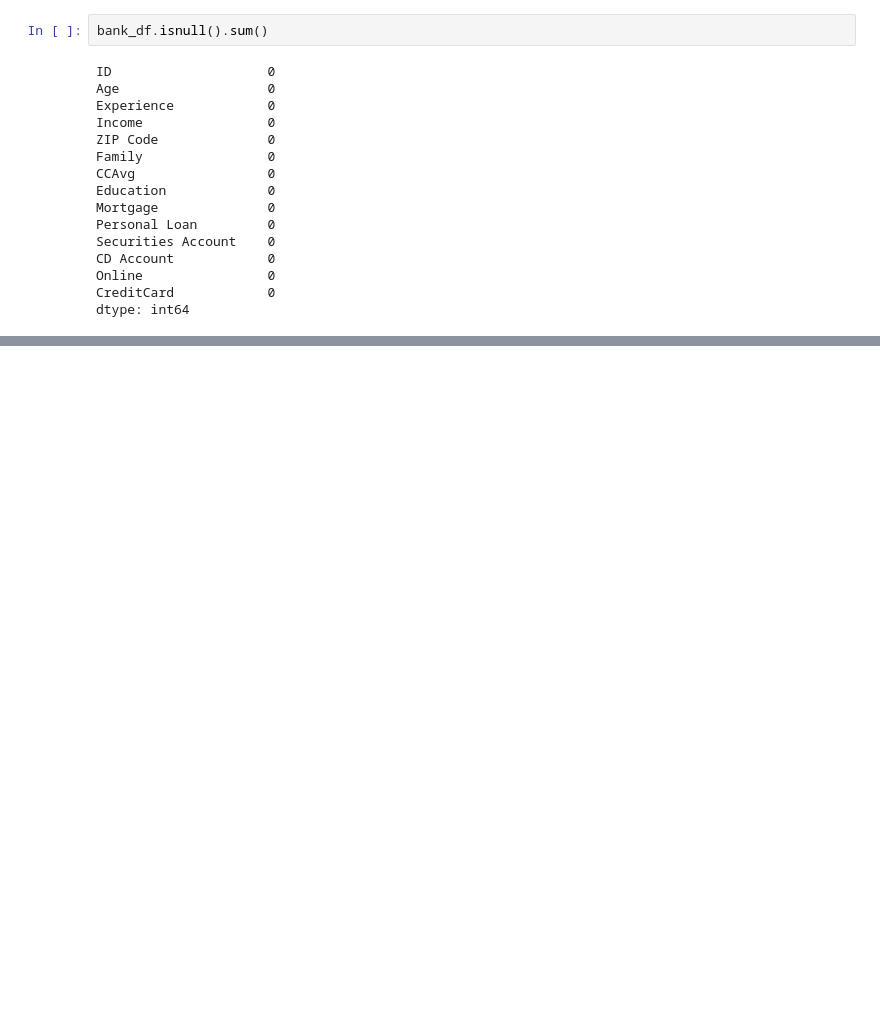
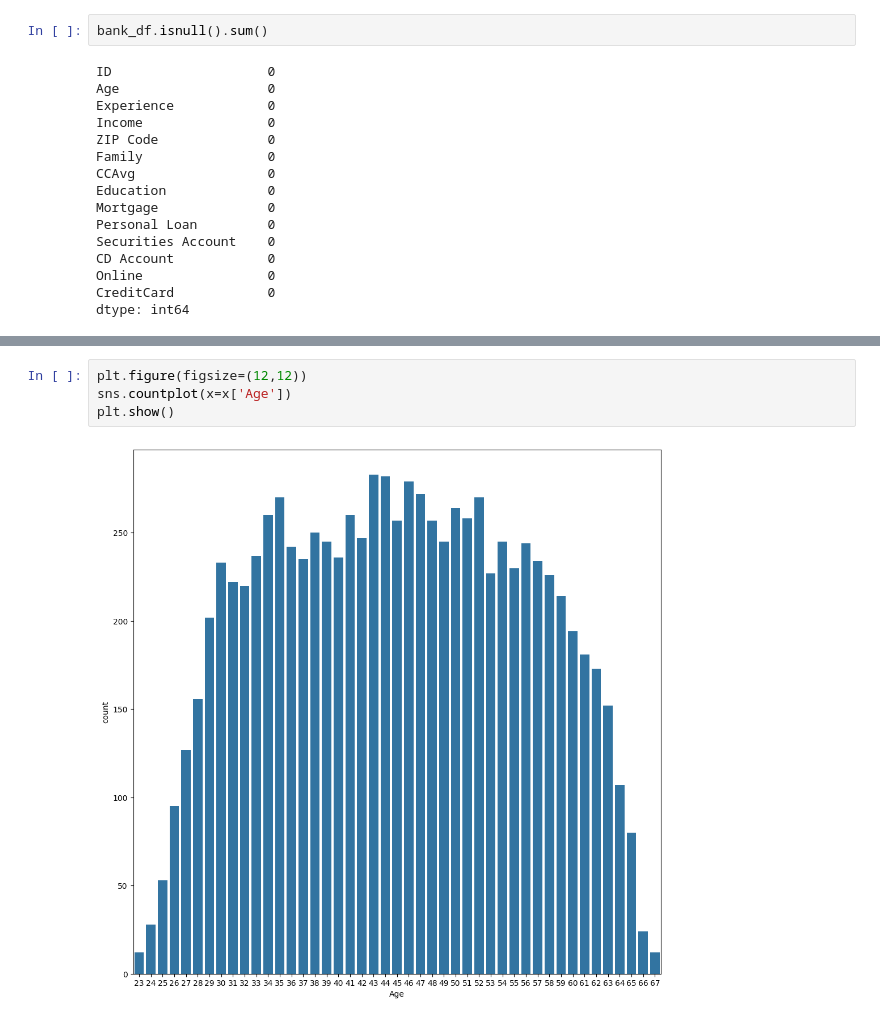
Before and after one commit to Sabindara17/Machine-Learning, a Jupyter notebook: ML_Lab.ipynb, the cells around one changed output, grey strips where cells are left out. Saved outputs shown, nothing was run; the diff lists cells and outputs as text; blank space fills up the shorter version.

```diff
--- a/ML_Lab.ipynb
+++ b/ML_Lab.ipynb
@@ -171,0 +205,6 @@ dtype: int64
+# %%
+plt.figure(figsize=(12,12))
+sns.countplot(x=x['Age'])
+plt.show()
+# %% [output]
+[figure, added]
```
Also changed, not shown: parts of 6 cells of this notebook.
